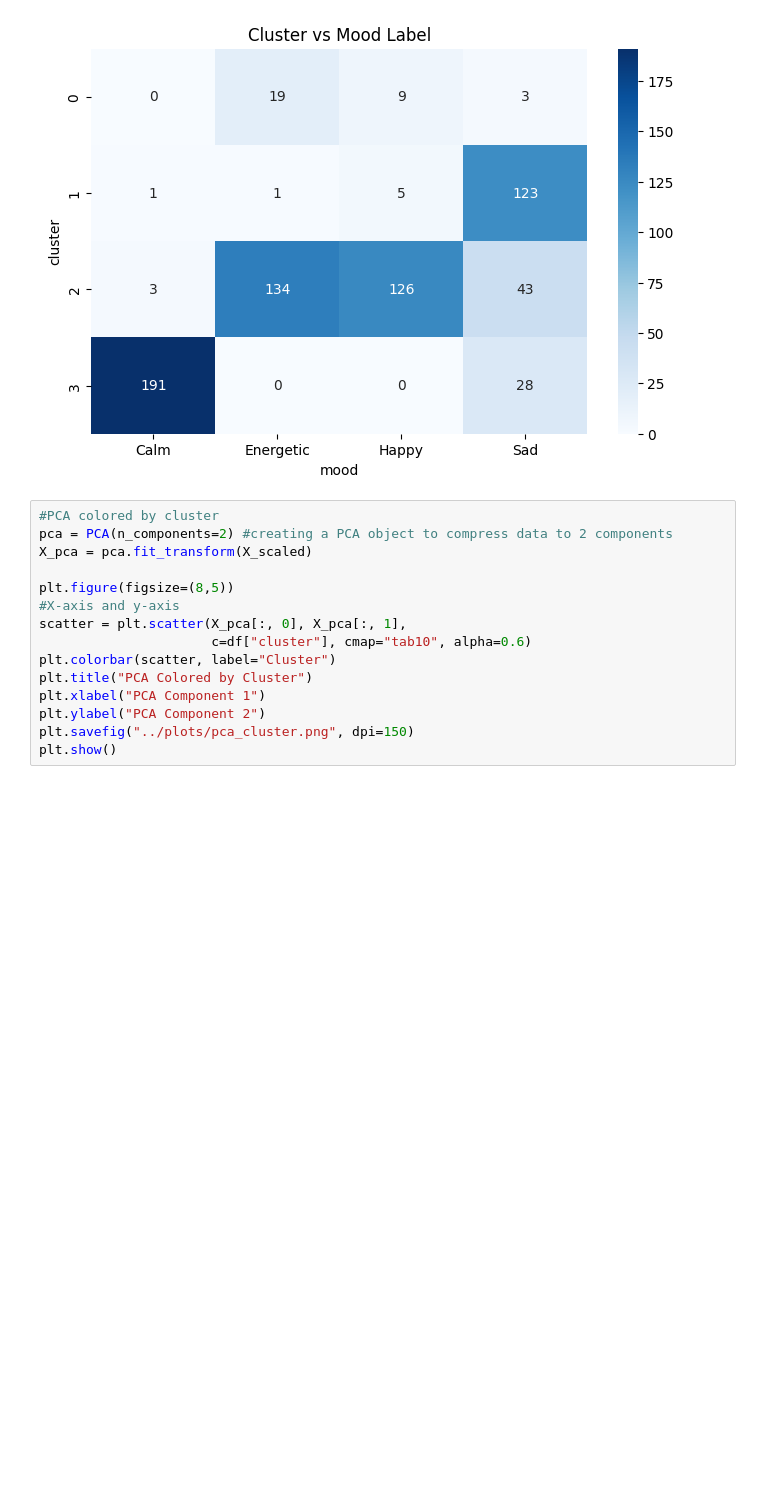
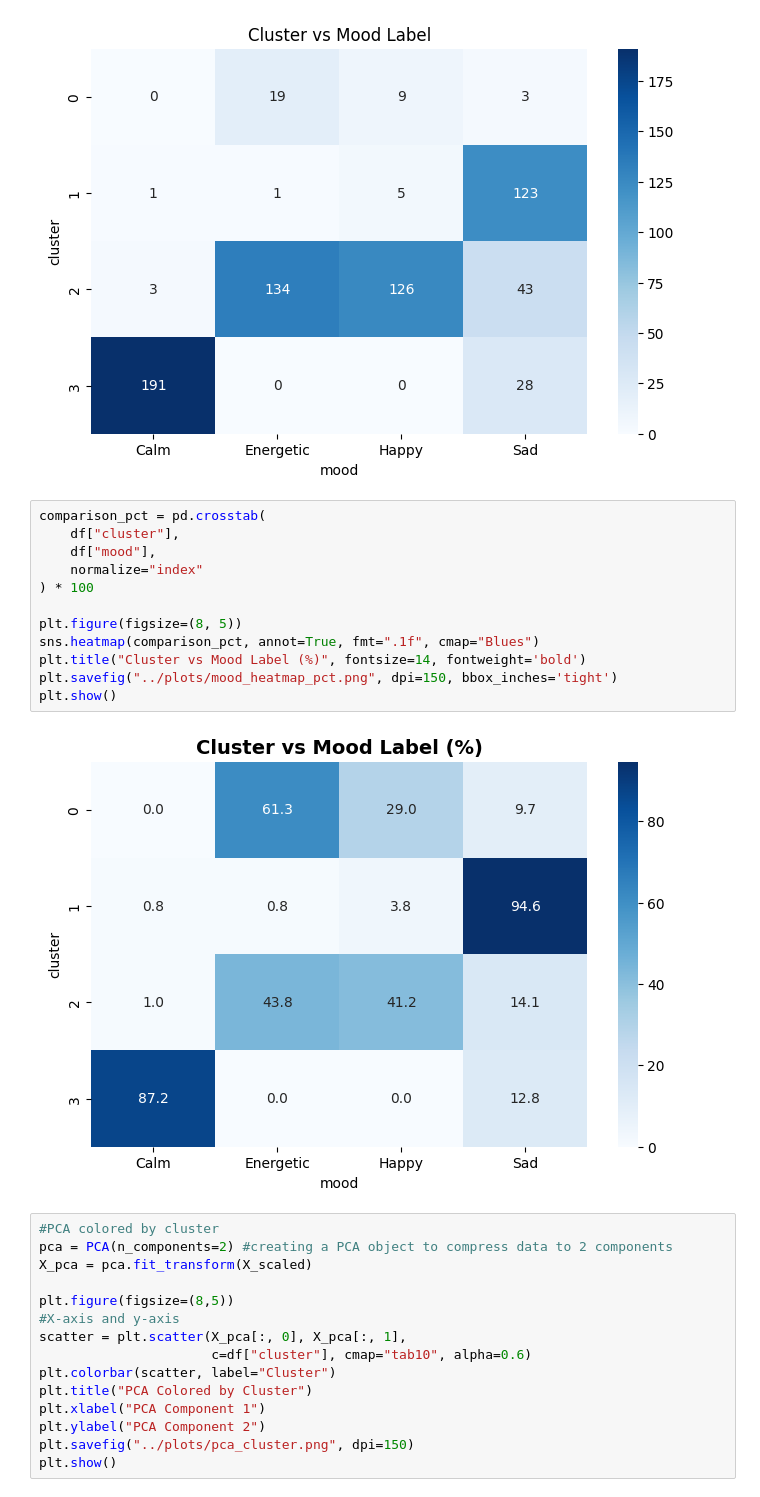
Before and after one commit to MahimaR0927/spotify-clustering-project, a Jupyter notebook: notebooks/clustering.ipynb, the cells around one changed output. Cells and saved outputs as stored; diff of their text form; blank space fills up the shorter version.

Commit message:
mood heatmap plot

```diff
--- a/notebooks/clustering.ipynb
+++ b/notebooks/clustering.ipynb
@@ -198,6 +198,20 @@ cluster
 2           3        134    126   43
 3         191          0      0   28
 [figure]
+# %%
+comparison_pct = pd.crosstab(
+    df["cluster"],
+    df["mood"],
+    normalize="index"
+) * 100
+
+plt.figure(figsize=(8, 5))
+sns.heatmap(comparison_pct, annot=True, fmt=".1f", cmap="Blues")
+plt.title("Cluster vs Mood Label (%)", fontsize=14, fontweight='bold')
+plt.savefig("../plots/mood_heatmap_pct.png", dpi=150, bbox_inches='tight')
+plt.show()
+# %% [output]
+[figure, added]
 # %%
 #PCA colored by cluster
 pca = PCA(n_components=2) #creating a PCA object to compress data to 2 components
```
Also changed, not shown: 2 other files.
